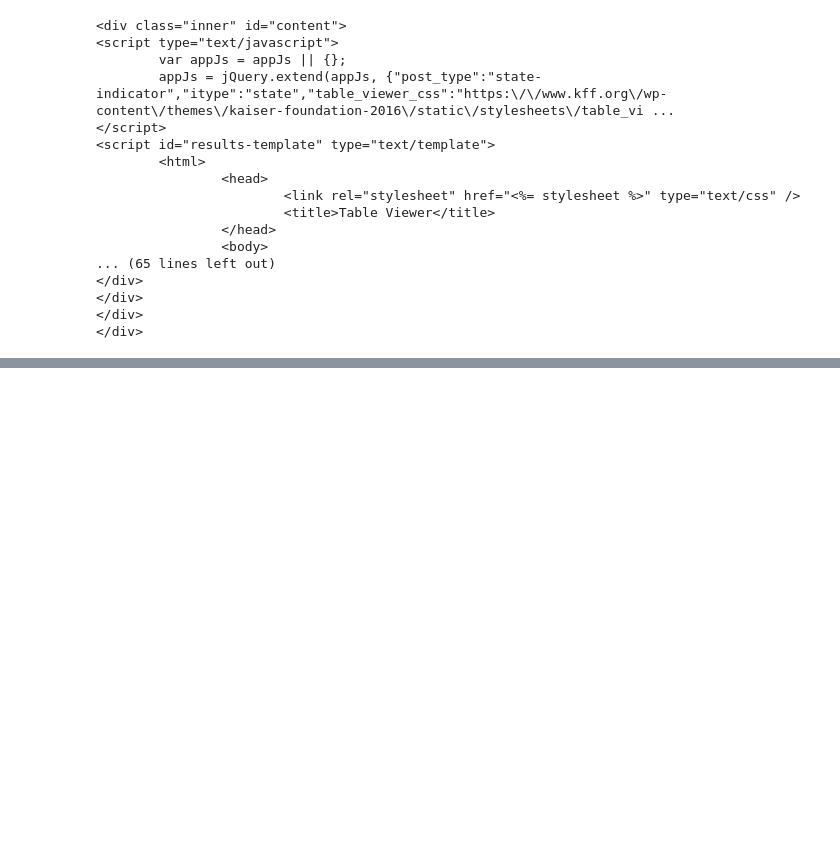
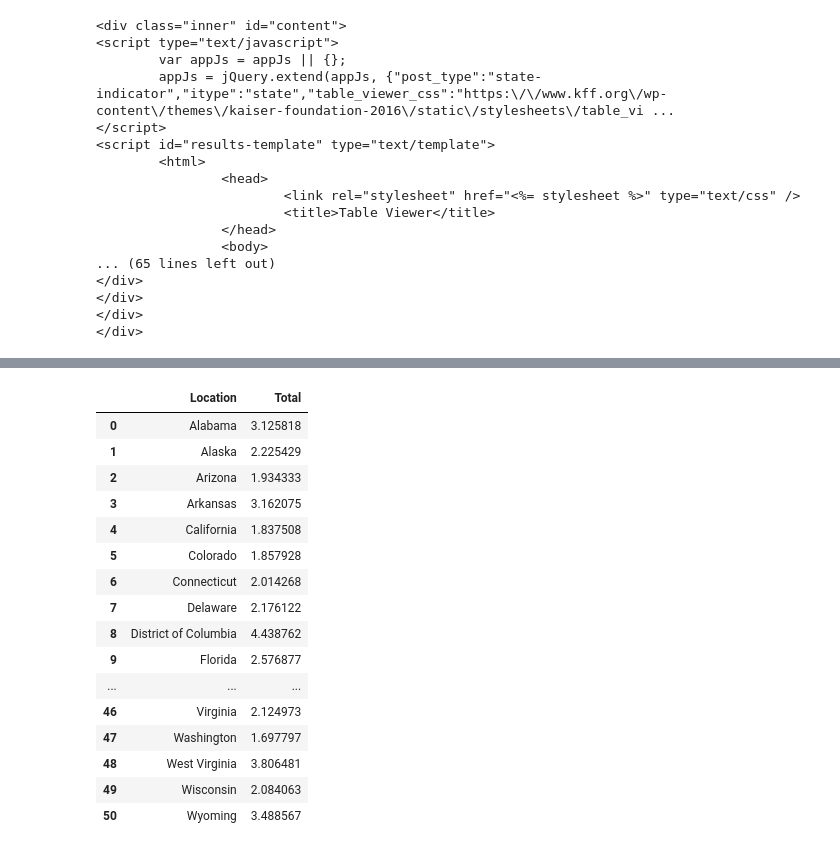
Before and after one commit to miholjcicmarko/COMP5360Project, a Jupyter notebook: python_journals/Importing Hospital Data.ipynb, the cells around one changed output, grey strips where cells are left out. Cells and saved outputs as stored; diff of their text form; code cells hidden in the pictures; blank space fills up the shorter version.

```diff
--- a/python_journals/Importing Hospital Data.ipynb
+++ b/python_journals/Importing Hospital Data.ipynb
@@ -100,0 +148,21 @@ print(ls[indexE-3])
+# %%
+df = df[["Location", "Total"]]
+df
+# %% [output]
+|  | Location | Total |
+| 0 | Alabama | 3.125818 |
+| 1 | Alaska | 2.225429 |
+| 2 | Arizona | 1.934333 |
+| 3 | Arkansas | 3.162075 |
+| 4 | California | 1.837508 |
+| 5 | Colorado | 1.857928 |
+| 6 | Connecticut | 2.014268 |
+| 7 | Delaware | 2.176122 |
+| 8 | District of Columbia | 4.438762 |
+| 9 | Florida | 2.576877 |
+| ... | ... | ... |
+| 46 | Virginia | 2.124973 |
+| 47 | Washington | 1.697797 |
+| 48 | West Virginia | 3.806481 |
+| 49 | Wisconsin | 2.084063 |
+| 50 | Wyoming | 3.488567 |
```
Also changed, not shown: parts of 9 cells of this notebook, 2 other files.
